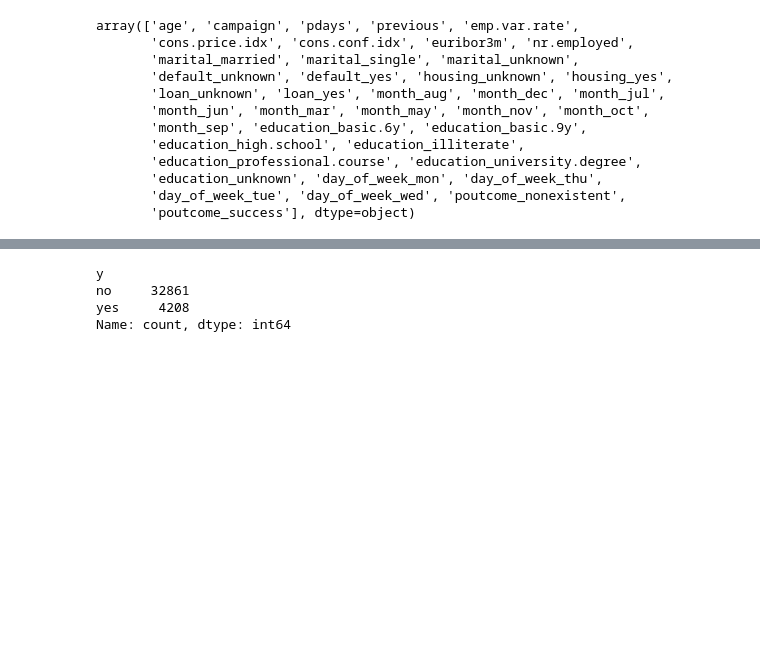
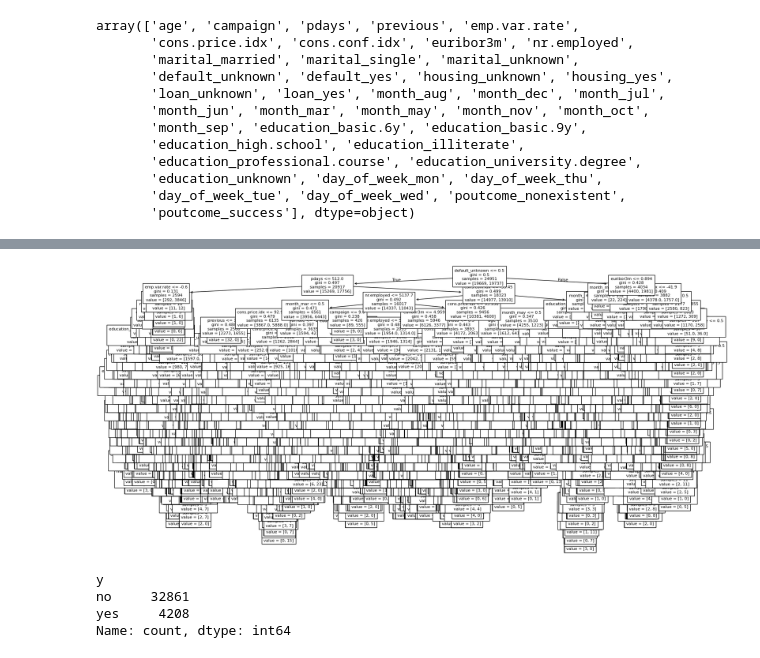
Before and after one commit to 1Ramirez7/Machine-Learning, a Jupyter notebook: bank_project/david_bank.ipynb, the cells around one changed output, grey strips where cells are left out. Drawn from its saved outputs; the diff is of its cells as text; code cells hidden in the pictures; blank space fills up the shorter version.

```diff
--- a/bank_project/david_bank.ipynb
+++ b/bank_project/david_bank.ipynb
@@ -180,3 +224,16 @@ plt.show()
+# %%
+from sklearn.tree import plot_tree
+import matplotlib.pyplot as plt
+
+# Select the first tree from the random forest
+tree_to_plot = clf.estimators_[0]
+
+# Plot the tree
+fig_clf, ax_clf = plt.subplots(figsize=(20,10))  # Adjusted size for readability
+plot_tree(tree_to_plot, fontsize=8, feature_names=campaign.columns)
+plt.show()
+# %% [output]
+[figure, added]
 # %%
 #Skip
 import matplotlib.pyplot as plt
```
Also changed, not shown: parts of 12 cells of this notebook, 1 other file.
